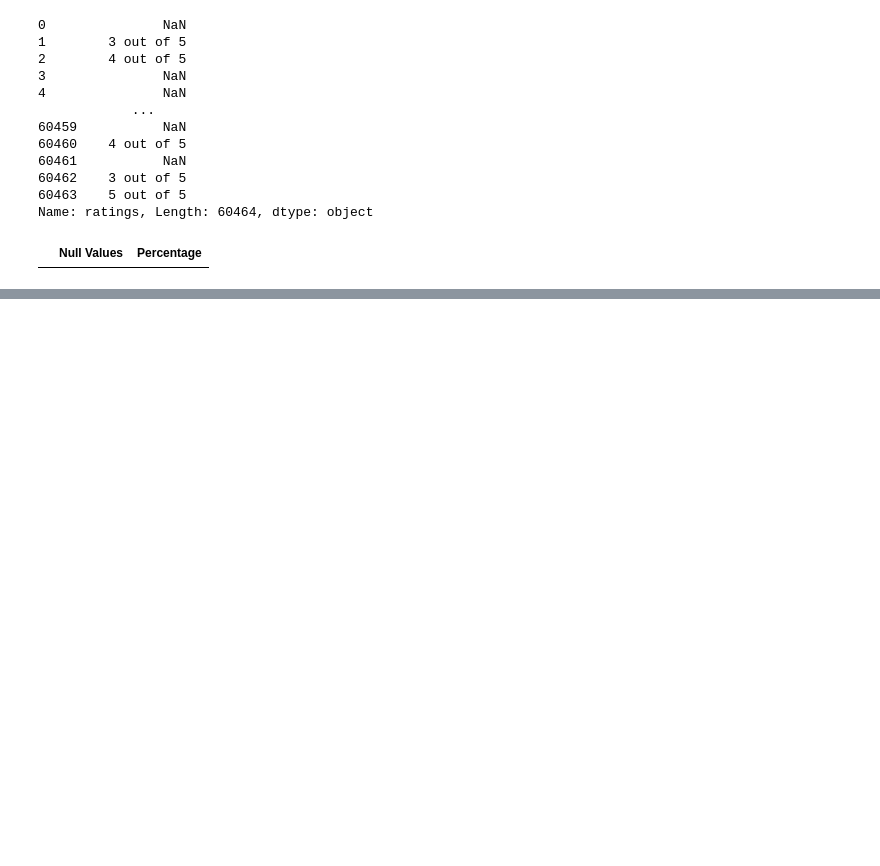
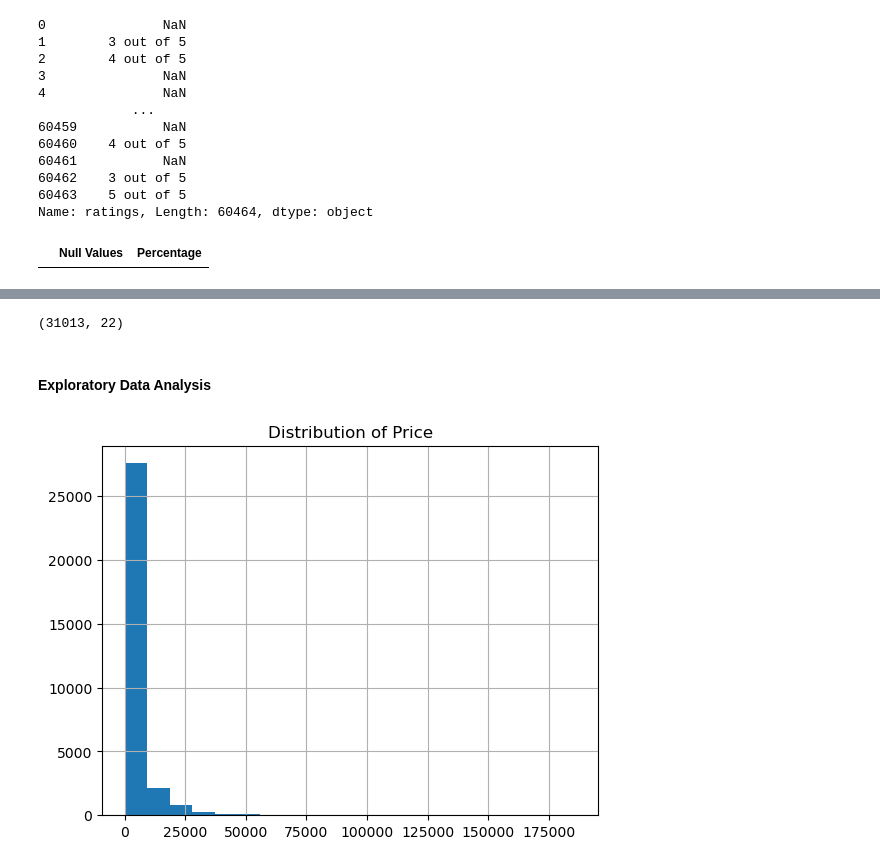
Before and after one commit to joakimTI/JUMIA-PRODUCTS-RECOMMENDATION-AND-PRODUCT-REVIEW-SYSTEM, a Jupyter notebook: index.ipynb, the cells around one changed output, grey strips where cells are left out. Drawn from its saved outputs; the diff is of its cells as text; code cells hidden in the pictures; blank space fills up the shorter version.

```diff
--- a/index.ipynb
+++ b/index.ipynb
@@ -269,3 +277,13 @@ df_1.dropna(subset=['review'], inplace=True)
+# %%
+# Drop date column as it is no longer necessary
+df_1.dropna(subset=['date'], inplace=True)
+# %%
+# Date: Impute day with the 1st of the month
+df_1['day'].fillna(1, inplace=True)
+# Impute month with the most common month (mode)
+df_1['month'].fillna(df_1['month'].mode()[0], inplace=True)
+# Impute year with the most frequent year in the dataset
+df_1['year'].fillna(df_1['year'].mode()[0], inplace=True)
 # %%
 # Image: Impute with placeholder (because image will be needed for deployment)
 df_1['image'].fillna('No Image Available', inplace=True)
@@ -290,0 +308,4 @@ df_1.head()
+# %%
+# Extract the sub-category from the URL and create a new column
+df_1['subcategory'] = df_1['web-scraper-start-url'].apply(lambda x: x.rstrip('/').split('/')[-1])
+df_1 ['subcategory']
@@ -290,0 +325,3 @@ df_1.head()
+# %%
+# Remove the "by " prefix from the start of each username
+df_1['user_name'] = df_1['user_name'].str.replace(r'^by\s+', '', regex=True)
@@ -290,0 +359,13 @@ df_1.head()
+# %%
+df_1.shape
+# %% [output]
+(31013, 22)
+# %% [markdown]
+#### Exploratory Data Analysis
+# %%
+# Histogram for numerical columns
+df_1['price'].hist(bins=20)
+plt.title('Distribution of Price')
+plt.show()
+# %% [output]
+[figure, added]
```
Also changed, not shown: parts of 20 cells of this notebook.
